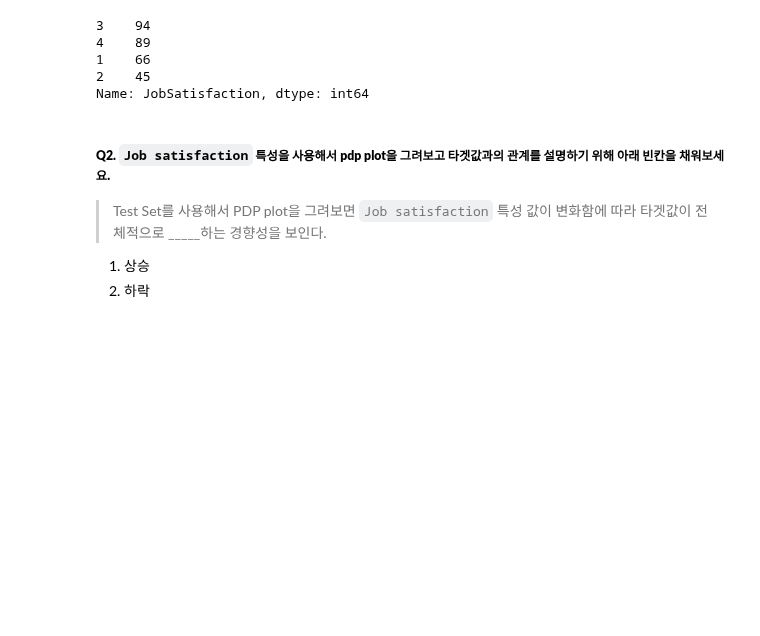
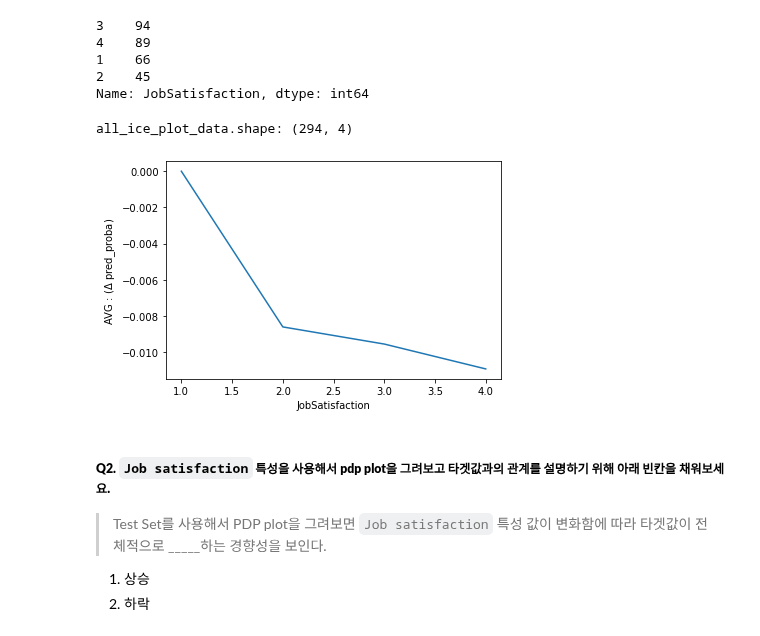
Before and after one commit to 00150/Practice-anything...., a Jupyter notebook: Untitled183_1_Practicing.ipynb, the cells around one changed output. Cells and saved outputs as stored; diff of their text form; code cells hidden in the pictures; blank space fills up the shorter version.

```diff
--- a/Untitled183_1_Practicing.ipynb
+++ b/Untitled183_1_Practicing.ipynb
@@ -504,16 +540,40 @@ Name: JobSatisfaction, dtype: int64
 # 시간이 얼마나 걸리는지 확인하기 위한 라이브러리
 from tqdm import tqdm
 
-# pdp plot을 생성하여 봅시다.
+# target
 target_feature = 'JobSatisfaction'
-target_feature_range = [1,2,3,4]
+
+# target_range -> range(1,5)
+column_test_range = ice_plot(target_feature)[1]
+
 
 # 값을 저장하는 빈 리스트 생성
 all_ice_plot_data = []
 
 # 모든 검증 데이터에 대하여 우리가 작성한 함수로 ICE_plot을 계산한다면 다음과 같습니다.
 for data_index in tqdm(range(len(X_val_encoded))):
-  all_ice_plot_data.append()
+  all_ice_plot_data.append(
+      get_ice_plot_data(
+          X_val_encoded, data_index, target_feature
+      )[1])
+# %%
+all_ice_plot_data = np.array(all_ice_plot_data)
+print(f'all_ice_plot_data.shape: {all_ice_plot_data.shape}')
+
+# 평균
+pdp_data = all_ice_plot_data.mean(0)
+pdp_data
+
+# PDP (평균 ICE plot data) 시각화
+plt.plot(target_feature_range, pdp_data)
+
+# label 정리
+plt.xlabel(target_feature)
+plt.ylabel('AVG : ($\Delta$ pred_proba)')
+plt.show()
+# %% [output]
+all_ice_plot_data.shape: (294, 4)
+[figure, added]
 # %% [markdown]
 ##### **Q2. `Job satisfaction` 특성을 사용해서 pdp plot을 그려보고 타겟값과의 관계를 설명하기 위해 아래 빈칸을 채워보세요.**
 
```
Also changed, not shown: parts of 19 cells of this notebook.
